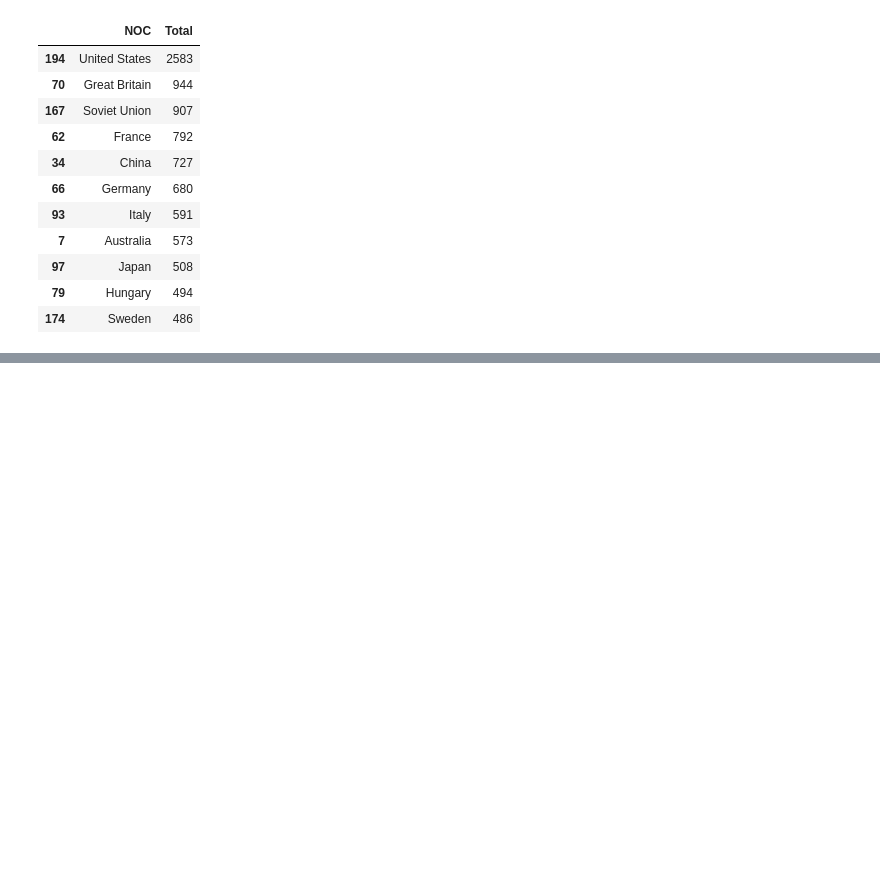
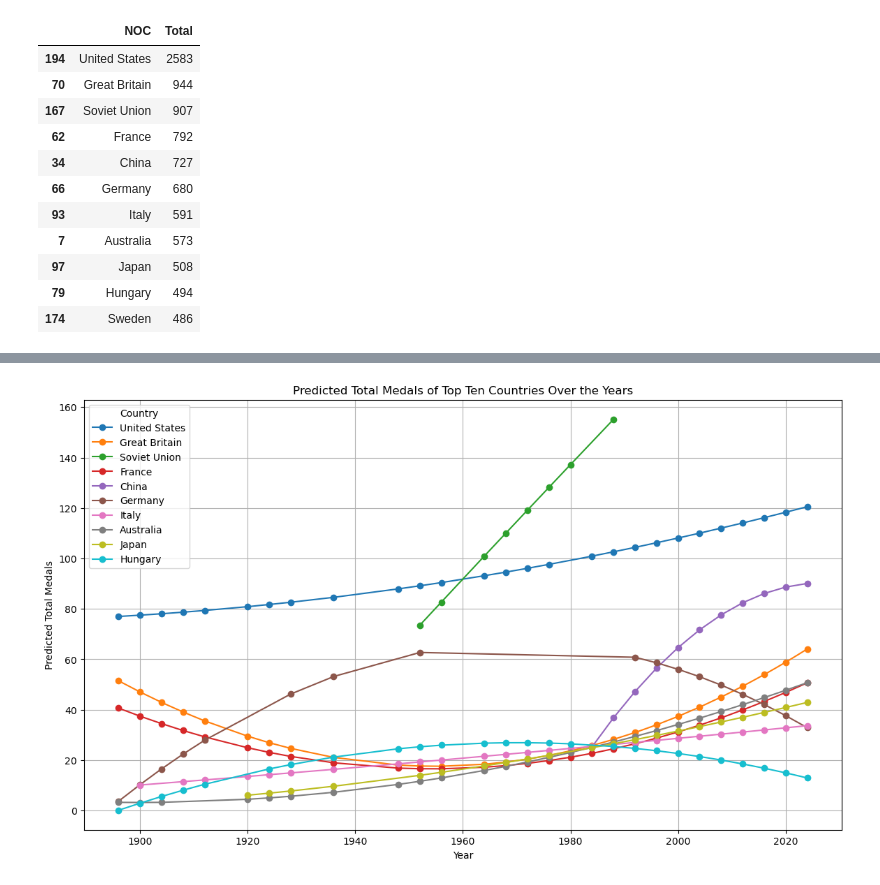
Before and after one commit to yyccbb/mcm_2025, a Jupyter notebook: src/lt1_simple_prediction.ipynb, the cells around one changed output, grey strips where cells are left out. Cells and saved outputs as stored; diff of their text form; code cells hidden in the pictures; blank space fills up the shorter version.

```diff
--- a/src/lt1_simple_prediction.ipynb
+++ b/src/lt1_simple_prediction.ipynb
@@ -60,0 +140,71 @@ plt.show()
+# %%
+#polynomial regression with predictions for 2028
+import pandas as pd
+import matplotlib.pyplot as plt
+import seaborn as sns
+from sklearn.linear_model import LinearRegression
+from sklearn.preprocessing import PolynomialFeatures
+from sklearn.pipeline import make_pipeline
+from sklearn.metrics import mean_squared_error, r2_score
+from sklearn.model_selection import cross_val_score
+
+# Assuming mdf is your DataFrame
+# Select the top ten countries based on total medals
+grouped_data10 = mdf.groupby(['NOC'])['Total'].sum().reset_index().sort_values(by='Total', ascending=False)
+top_countries = grouped_data10.head(10)['NOC'].tolist()
+
+# Filter data for selected countries
+filtered_data = mdf[mdf['NOC'].isin(top_countries)]
+
+# Dictionary to store models and predictions
+models = {}
+predictions = {}
+future_predictions = {}
+
+# Train a polynomial regression model for each country
+for country in top_countries:
+    country_data = filtered_data[filtered_data['NOC'] == country]
+    X = country_data[['Year']]
+    y = country_data['Total']
+
+    # Create a pipeline with polynomial features and linear regression
+    degree = 2  # You can experiment with different degrees
+    model = make_pipeline(PolynomialFeatures(degree), LinearRegression())
+    model.fit(X, y)
+
+    # Store the model
+    models[country] = model
+
+    # Make predictions
+    country_data['Predicted_Total'] = model.predict(X)
+    predictions[country] = country_data
+
+    # Predict for the year 2028
+    future_year = pd.DataFrame({'Year': [2028]})
+    future_predictions[country] = model.predict(future_year)[0]
+
+    # Calculate and print accuracy metrics for each country
+    mse = mean_squared_error(y, country_data['Predicted_Total'])
+    rmse = mean_squared_error(y, country_data['Predicted_Total'], squared=False)
+    r2 = r2_score(y, country_data['Predicted_Total'])
+    cv_scores = cross_val_score(model, X, y, cv=5, scoring='r2')
+    print(f'{country} - MSE: {mse:.2f}, RMSE: {rmse:.2f}, R²: {r2:.2f}, CV R²: {cv_scores.mean():.2f}')
+
+# Print predictions for 2028
+print("\nPredictions for the year 2028:")
+for country, prediction in future_predictions.items():
+    print(f'{country}: {prediction:.2f} medals')
+
+# Plotting
+plt.figure(figsize=(14, 8))
+for country in top_countries:
+    country_data = predictions[country]
+    plt.plot(country_data['Year'], country_data['Predicted_Total'], marker='o', label=country)
+
+plt.title('Predicted Total Medals of Top Ten Countries Over the Years')
+plt.xlabel('Year')
+plt.ylabel('Predicted Total Medals')
+plt.legend(title='Country')
+plt.grid(True)
+plt.show()
+# %% [output]
@@ -60,0 +255 @@ plt.show()
+[figure, added]
```
Also changed, not shown: parts of 5 cells of this notebook.
